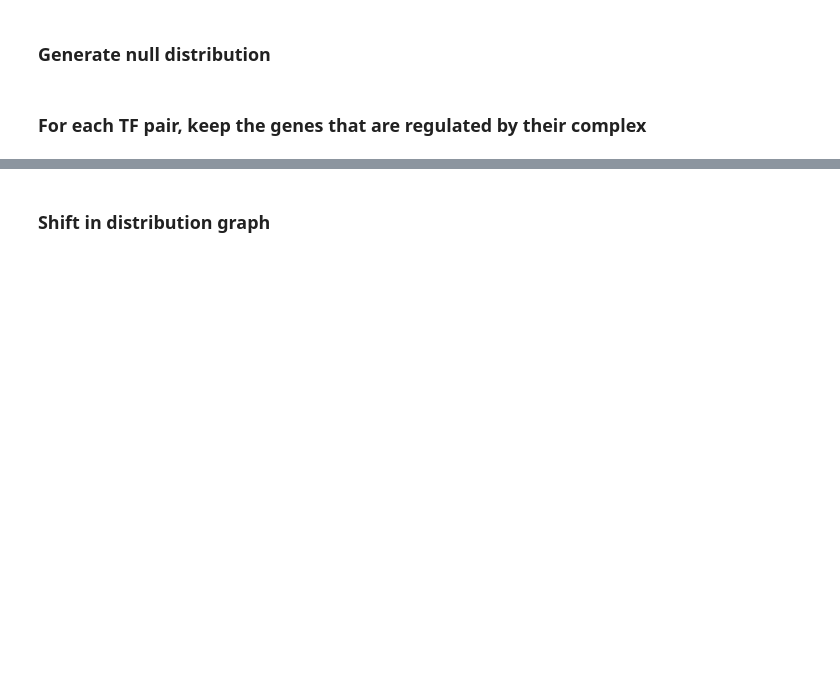
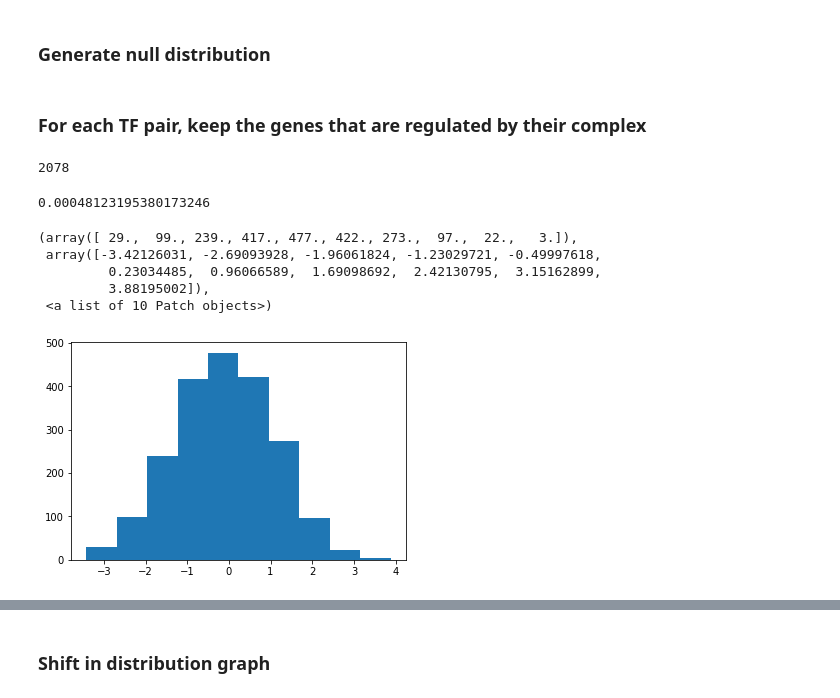
Before and after one commit to mincheoly/scVI-extensions, a Jupyter notebook: notebooks/covariance_screening.ipynb, the cells around one changed output, grey strips where cells are left out. Cells and saved outputs as stored; diff of their text form; code cells hidden in the pictures; blank space fills up the shorter version.

```diff
--- a/notebooks/covariance_screening.ipynb
+++ b/notebooks/covariance_screening.ipynb
@@ -295,6 +302,23 @@ for pair, genes in tf_gene_overlaps.items():
 null_stats = np.array(null_stats)
 # %% [markdown]
 ### For each TF pair, keep the genes that are regulated by their complex
+# %%
+len(null_stats)
+# %% [output]
+2078
+# %%
+1/2078
+# %% [output]
+0.00048123195380173246
+# %%
+plt.hist(null_stats)
+# %% [output]
+(array([ 29.,  99., 239., 417., 477., 422., 273.,  97.,  22.,   3.]),
+ array([-3.42126031, -2.69093928, -1.96061824, -1.23029721, -0.49997618,
+         0.23034485,  0.96066589,  1.69098692,  2.42130795,  3.15162899,
+         3.88195002]),
+ <a list of 10 Patch objects>)
+[figure, added]
 # %%
 # Count tests
 num_tests = 0
```
Also changed, not shown: parts of 35 cells of this notebook.
